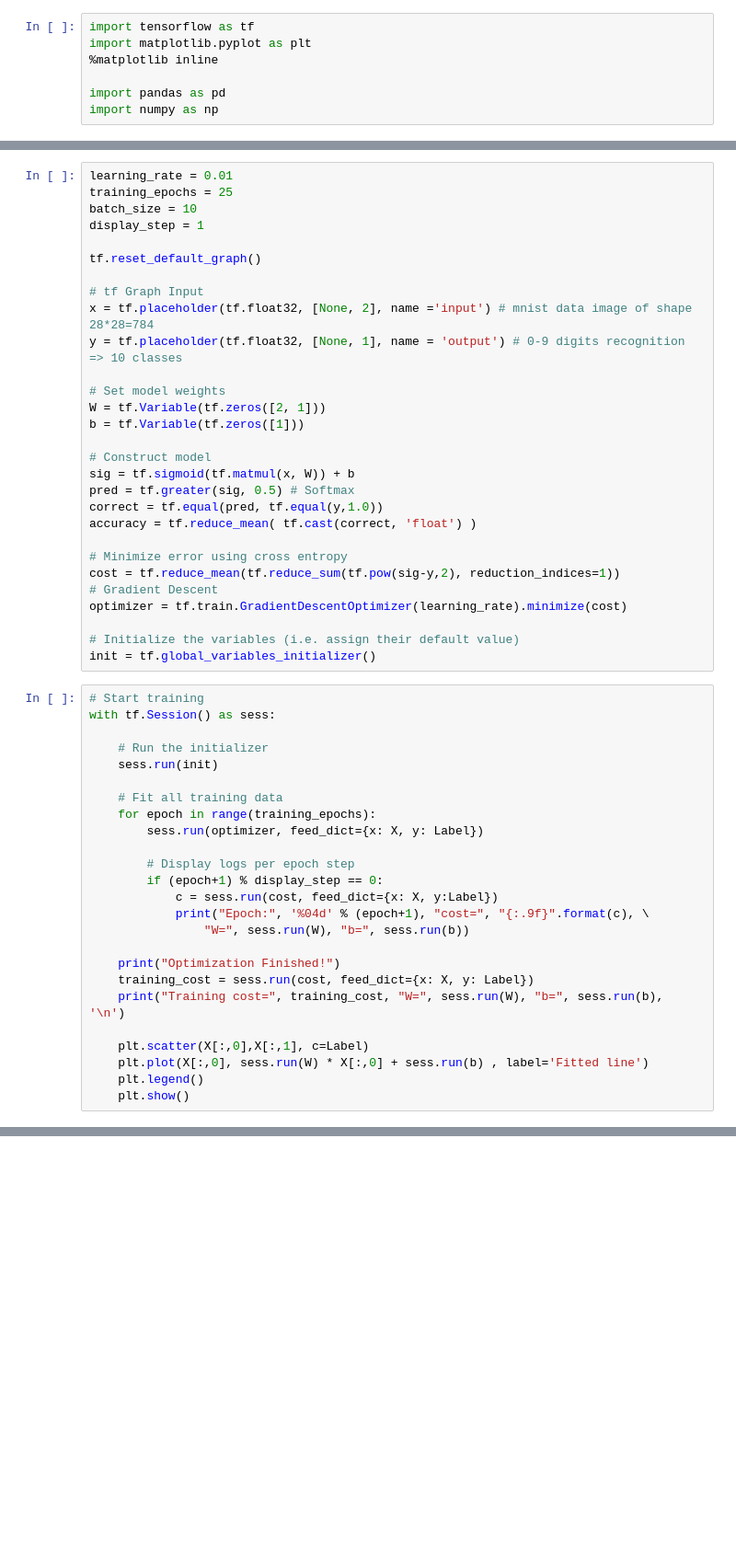
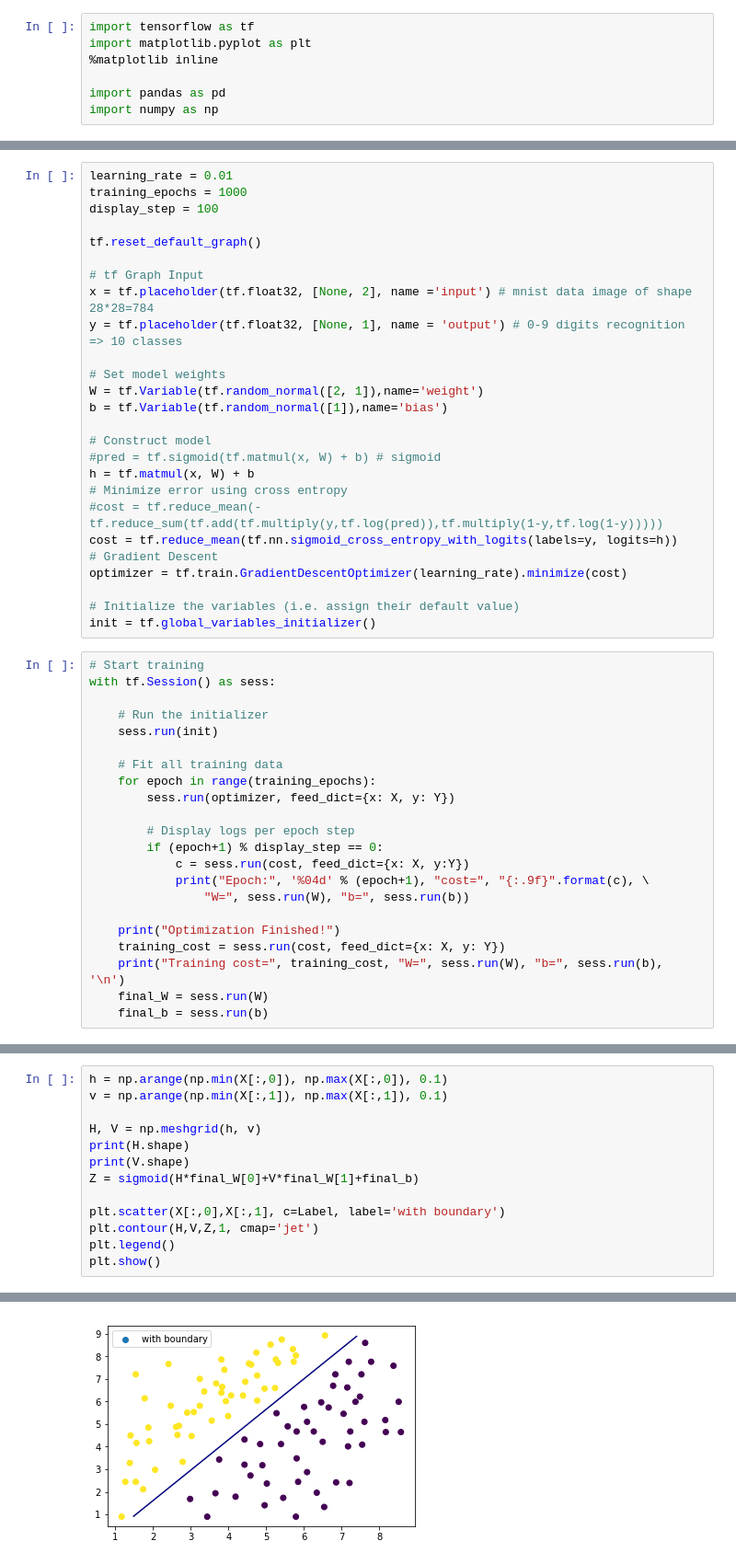
Before and after one commit to hooyao/AI-Club, a Jupyter notebook: 1_Regression/tf_logistic_regression_binary.ipynb, the cells around one changed output, grey strips where cells are left out. Shown at 92% size. Cells and saved outputs as stored; diff of their text form; blank space fills up the shorter version.

```diff
--- a/1_Regression/tf_logistic_regression_binary.ipynb
+++ b/1_Regression/tf_logistic_regression_binary.ipynb
@@ -18,9 +20,8 @@ plt.show()
 [figure]
 # %%
 learning_rate = 0.01
-training_epochs = 25
-batch_size = 10
-display_step = 1
+training_epochs = 1000
+display_step = 100
 
 tf.reset_default_graph()
 
@@ -29,17 +30,15 @@ x = tf.placeholder(tf.float32, [None, 2], name ='input') # mnist data image of s
 y = tf.placeholder(tf.float32, [None, 1], name = 'output') # 0-9 digits recognition => 10 classes
 
 # Set model weights
-W = tf.Variable(tf.zeros([2, 1]))
-b = tf.Variable(tf.zeros([1]))
+W = tf.Variable(tf.random_normal([2, 1]),name='weight')
+b = tf.Variable(tf.random_normal([1]),name='bias')
 
 # Construct model
-sig = tf.sigmoid(tf.matmul(x, W)) + b
-pred = tf.greater(sig, 0.5) # Softmax
-correct = tf.equal(pred, tf.equal(y,1.0))
-accuracy = tf.reduce_mean( tf.cast(correct, 'float') )
-
+#pred = tf.sigmoid(tf.matmul(x, W) + b) # sigmoid
+h = tf.matmul(x, W) + b
 # Minimize error using cross entropy
-cost = tf.reduce_mean(tf.reduce_sum(tf.pow(sig-y,2), reduction_indices=1))
+#cost = tf.reduce_mean(-tf.reduce_sum(tf.add(tf.multiply(y,tf.log(pred)),tf.multiply(1-y,tf.log(1-y)))))
+cost = tf.reduce_mean(tf.nn.sigmoid_cross_entropy_with_logits(labels=y, logits=h))
 # Gradient Descent
 optimizer = tf.train.GradientDescentOptimizer(learning_rate).minimize(cost)
 
@@ -54,20 +53,17 @@ with tf.Session() as sess:
 
     # Fit all training data
     for epoch in range(training_epochs):
-        sess.run(optimizer, feed_dict={x: X, y: Label})
+        sess.run(optimizer, feed_dict={x: X, y: Y})
 
         # Display logs per epoch step
         if (epoch+1) % display_step == 0:
-            c = sess.run(cost, feed_dict={x: X, y:Label})
+            c = sess.run(cost, feed_dict={x: X, y:Y})
             print("Epoch:", '%04d' % (epoch+1), "cost=", "{:.9f}".format(c), \
                 "W=", sess.run(W), "b=", sess.run(b))
 
     print("Optimization Finished!")
-    training_cost = sess.run(cost, feed_dict={x: X, y: Label})
+    training_cost = sess.run(cost, feed_dict={x: X, y: Y})
     print("Training cost=", training_cost, "W=", sess.run(W), "b=", sess.run(b), '\n')
-
-    plt.scatter(X[:,0],X[:,1], c=Label)
-    plt.plot(X[:,0], sess.run(W) * X[:,0] + sess.run(b) , label='Fitted line')
-    plt.legend()
-    plt.show()
+    final_W = sess.run(W)
+    final_b = sess.run(b)
 # %% [output]
@@ -74,0 +87,14 @@ ValueError: Cannot feed value of shape (100,) for Tensor 'output:0', which has s
+# %%
+h = np.arange(np.min(X[:,0]), np.max(X[:,0]), 0.1)
+v = np.arange(np.min(X[:,1]), np.max(X[:,1]), 0.1)
+
+H, V = np.meshgrid(h, v)
+print(H.shape)
+print(V.shape)
+Z = sigmoid(H*final_W[0]+V*final_W[1]+final_b)
+
+plt.scatter(X[:,0],X[:,1], c=Label, label='with boundary')
+plt.contour(H,V,Z,1, cmap='jet')
+plt.legend()
+plt.show()
+# %% [output]
@@ -74,0 +103 @@ ValueError: Cannot feed value of shape (100,) for Tensor 'output:0', which has s
+[figure, added]
```
Also changed, not shown: parts of 5 cells of this notebook, 2 other files.
